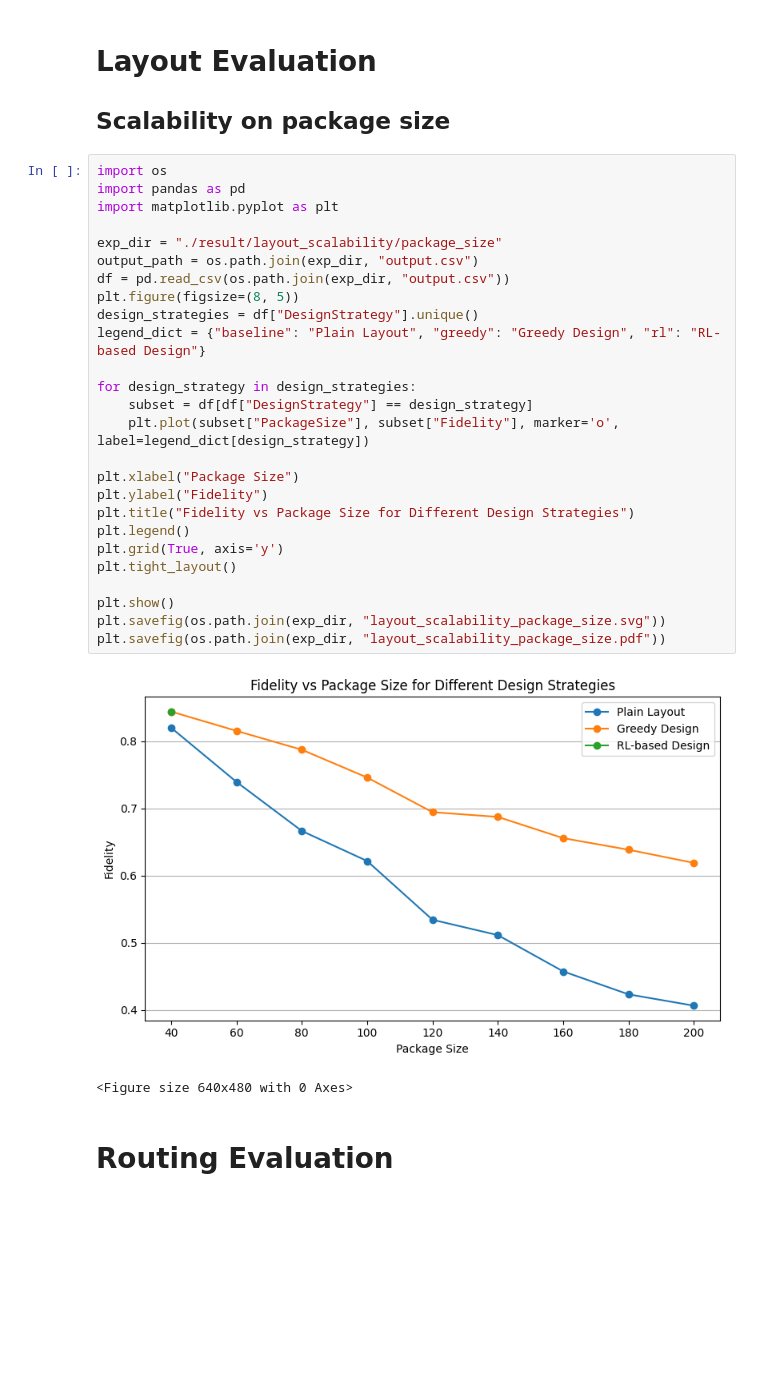
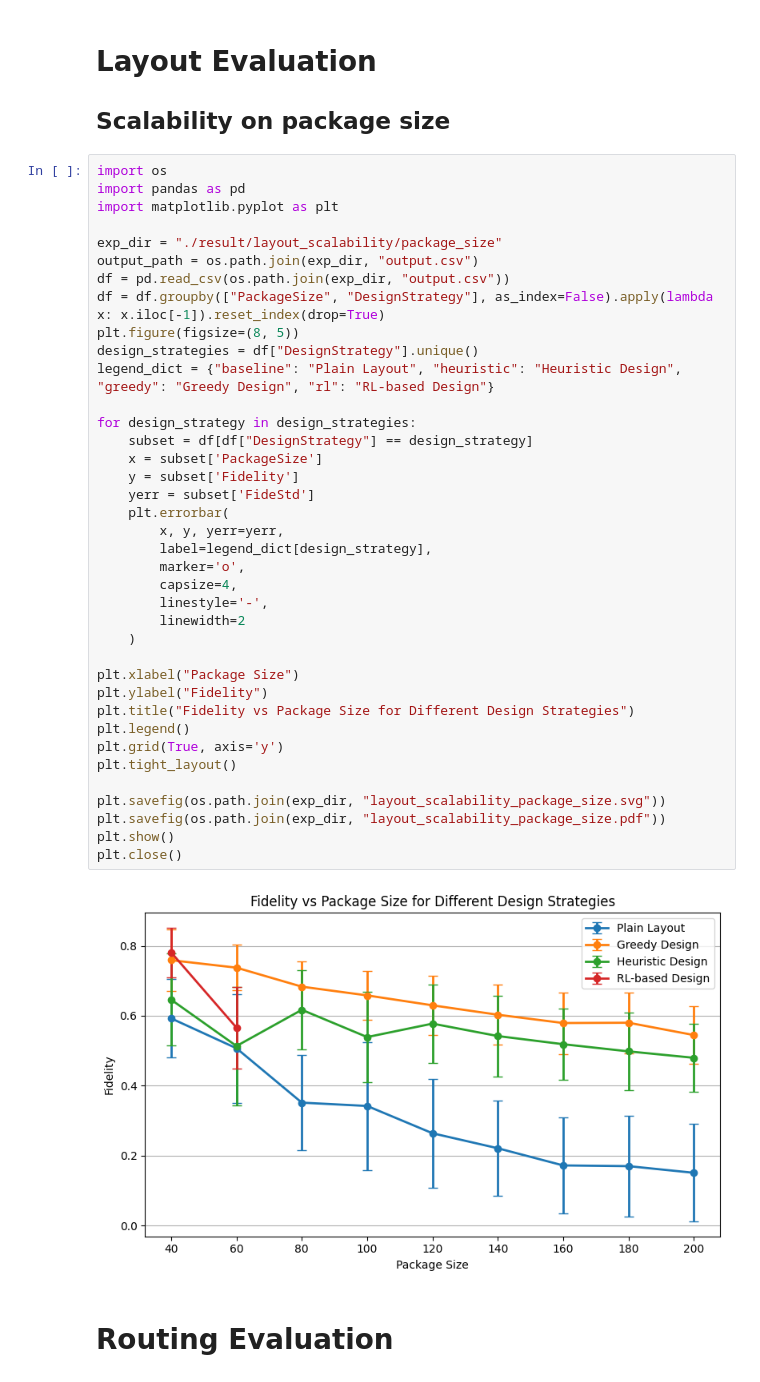
Before and after one commit to cty-github/quantum_network_on_chip, a Jupyter notebook: evaluate/plot_results.ipynb, the cells around one changed output. Drawn from its saved outputs; the diff is of its cells as text; blank space fills up the shorter version.

Commit message:
update save plot metric

```diff
--- a/evaluate/plot_results.ipynb
+++ b/evaluate/plot_results.ipynb
@@ -7,31 +68,42 @@
 # %%
 import os
 import pandas as pd
 import matplotlib.pyplot as plt
 
 exp_dir = "./result/layout_scalability/package_size"
 output_path = os.path.join(exp_dir, "output.csv")
 df = pd.read_csv(os.path.join(exp_dir, "output.csv"))
+df = df.groupby(["PackageSize", "DesignStrategy"], as_index=False).apply(lambda x: x.iloc[-1]).reset_index(drop=True)
 plt.figure(figsize=(8, 5))
 design_strategies = df["DesignStrategy"].unique()
-legend_dict = {"baseline": "Plain Layout", "greedy": "Greedy Design", "rl": "RL-based Design"}
+legend_dict = {"baseline": "Plain Layout", "heuristic": "Heuristic Design", "greedy": "Greedy Design", "rl": "RL-based Design"}
 
 for design_strategy in design_strategies:
     subset = df[df["DesignStrategy"] == design_strategy]
-    plt.plot(subset["PackageSize"], subset["Fidelity"], marker='o', label=legend_dict[design_strategy])
+    x = subset['PackageSize']
+    y = subset['Fidelity']
+    yerr = subset['FideStd']
+    plt.errorbar(
+        x, y, yerr=yerr,
+        label=legend_dict[design_strategy],
+        marker='o',
+        capsize=4,
+        linestyle='-',
+        linewidth=2
+    )
 
 plt.xlabel("Package Size")
 plt.ylabel("Fidelity")
 plt.title("Fidelity vs Package Size for Different Design Strategies")
 plt.legend()
 plt.grid(True, axis='y')
 plt.tight_layout()
 
-plt.show()
 plt.savefig(os.path.join(exp_dir, "layout_scalability_package_size.svg"))
 plt.savefig(os.path.join(exp_dir, "layout_scalability_package_size.pdf"))
+plt.show()
+plt.close()
 # %% [output]
-[figure, old version]
+[figure, new version]
-<Figure size 640x480 with 0 Axes>
 # %% [markdown]
 # Routing Evaluation
```
Also changed, not shown: parts of 1 cell of this notebook, 7 other files.
